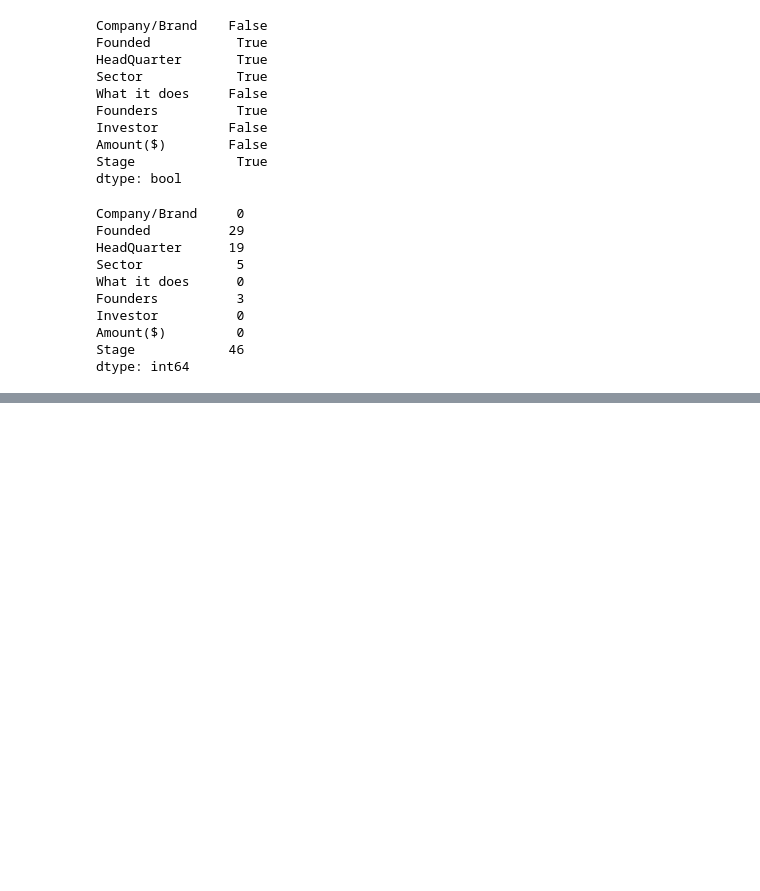
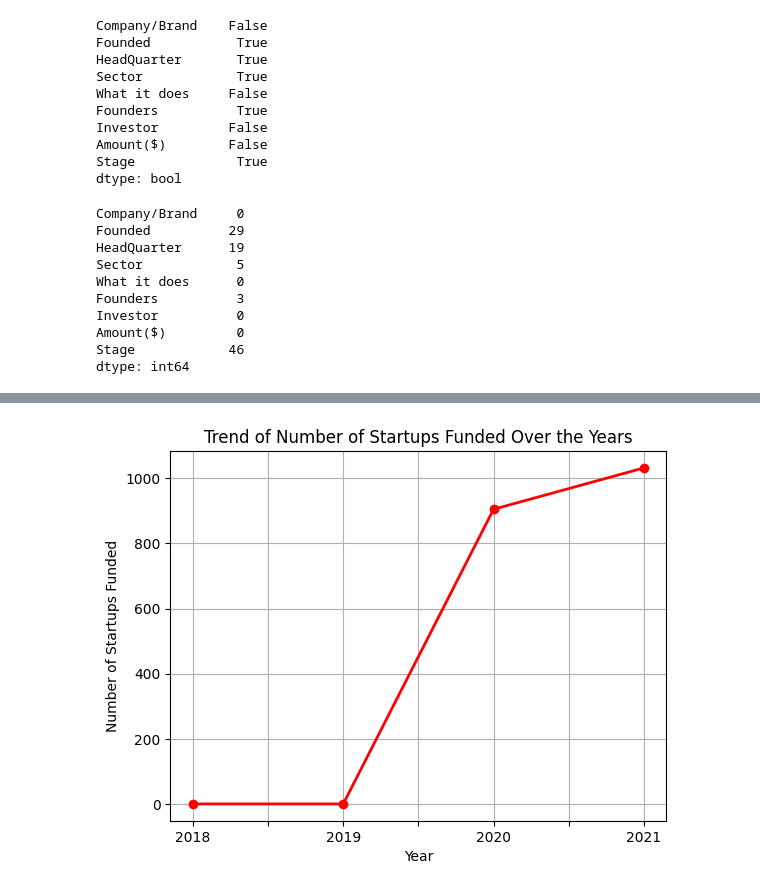
Before and after one commit to CAPI123/ANALYSIS-OF-INDIAN-STARTUP-ECOSYSTEM-, a Jupyter notebook: notebook.ipynb, the cells around one changed output, grey strips where cells are left out. Cells and saved outputs as stored; diff of their text form; code cells hidden in the pictures; blank space fills up the shorter version.

```diff
--- a/notebook.ipynb
+++ b/notebook.ipynb
@@ -342,0 +857,14 @@ memory usage: 3.6+ KB
+# %%
+# Group by "Unique_ID" and count the unique companies for each year
+startup_counts = merged_data.groupby('Year')['Company_Name'].nunique()
+
+# Plot a line graph
+startup_counts.plot(marker='o', color='red', linestyle='-', linewidth=2)
+plt.xlabel('Year')
+plt.ylabel('Number of Startups Funded')
+plt.title('Trend of Number of Startups Funded Over the Years')
+plt.xticks(rotation=0)
+plt.grid(True)
+plt.show()
+# %% [output]
+[figure, added]
```
Also changed, not shown: parts of 77 cells of this notebook.
